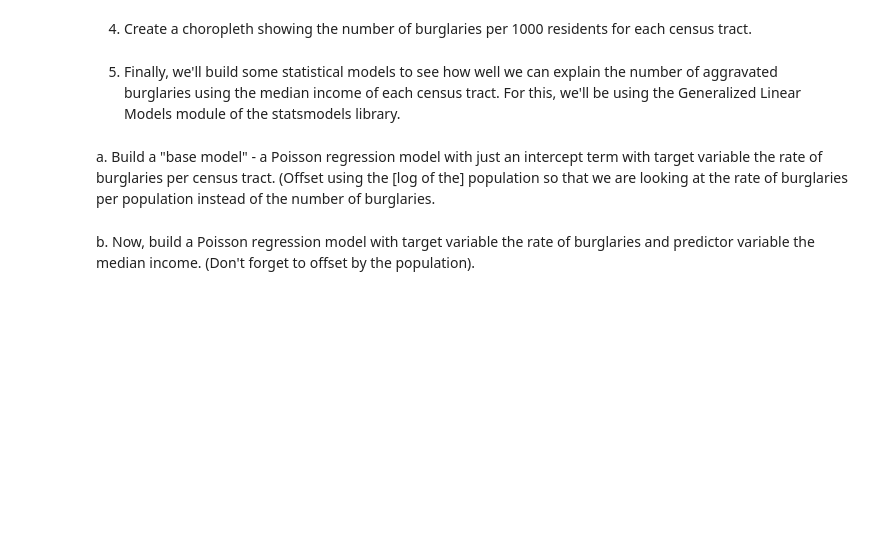
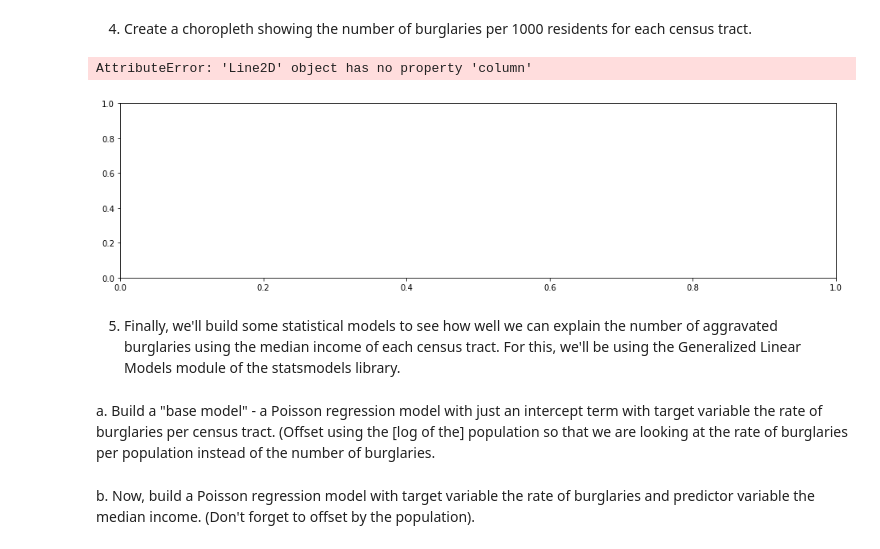
Before and after one commit to nss-data-science-cohort-5/geospatial_api-orange-oscelots, a Jupyter notebook: notebooks/Burglaries in Davidson County.ipynb, the cells around one changed output. Cells and saved outputs as stored; diff of their text form; code cells hidden in the pictures; blank space fills up the shorter version.

```diff
--- a/notebooks/Burglaries in Davidson County.ipynb
+++ b/notebooks/Burglaries in Davidson County.ipynb
@@ -231,0 +386,3 @@ census_response.json()
+# %%
+median = subject_response.json()
+median
@@ -231,0 +407,3 @@ census_response.json()
+# %%
+income=pd.DataFrame(median, columns= ['median_income','state', 'county', 'tract']).drop(labels=0, axis=0)
+income
@@ -231,0 +424,2 @@ census_response.json()
+# %%
+income['median_income']=income['median_income'].astype(int)
@@ -231,0 +449,3 @@ census_response.json()
+# %%
+pop_income=population.merge(income, on= 'tract').drop(columns= ['state_y','state_x', 'county_x', 'county_y'])
+pop_income
@@ -232,2 +499,11 @@ census_response.json()
 # %% [markdown]
 4. Create a choropleth showing the number of burglaries per 1000 residents for each census tract.
+# %%
+fig, ax = plt.subplots(figsize=(16,4))
+pop_income.plot(column = 'tract',
+              edgecolor = 'black',
+              ax = ax)
+ax.axis('off');
+# %% [output]
+AttributeError: 'Line2D' object has no property 'column'
+[figure, added]
```
Also changed, not shown: parts of 38 cells of this notebook.
